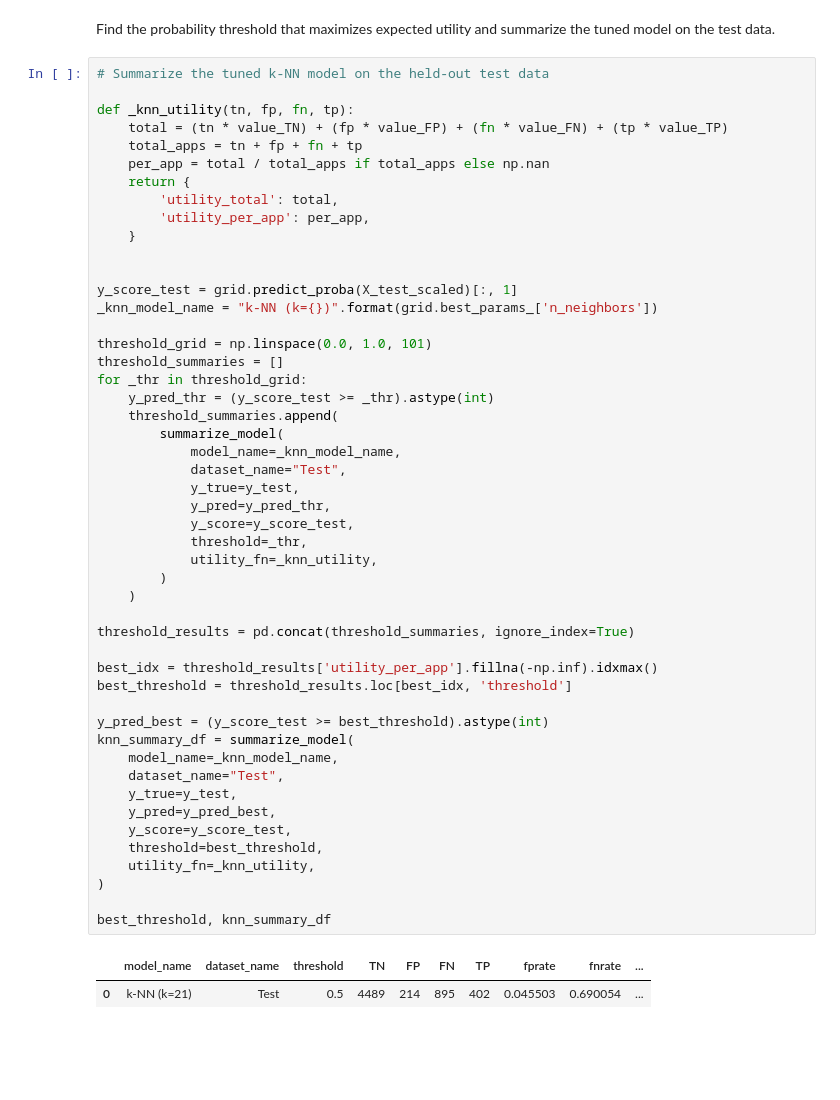
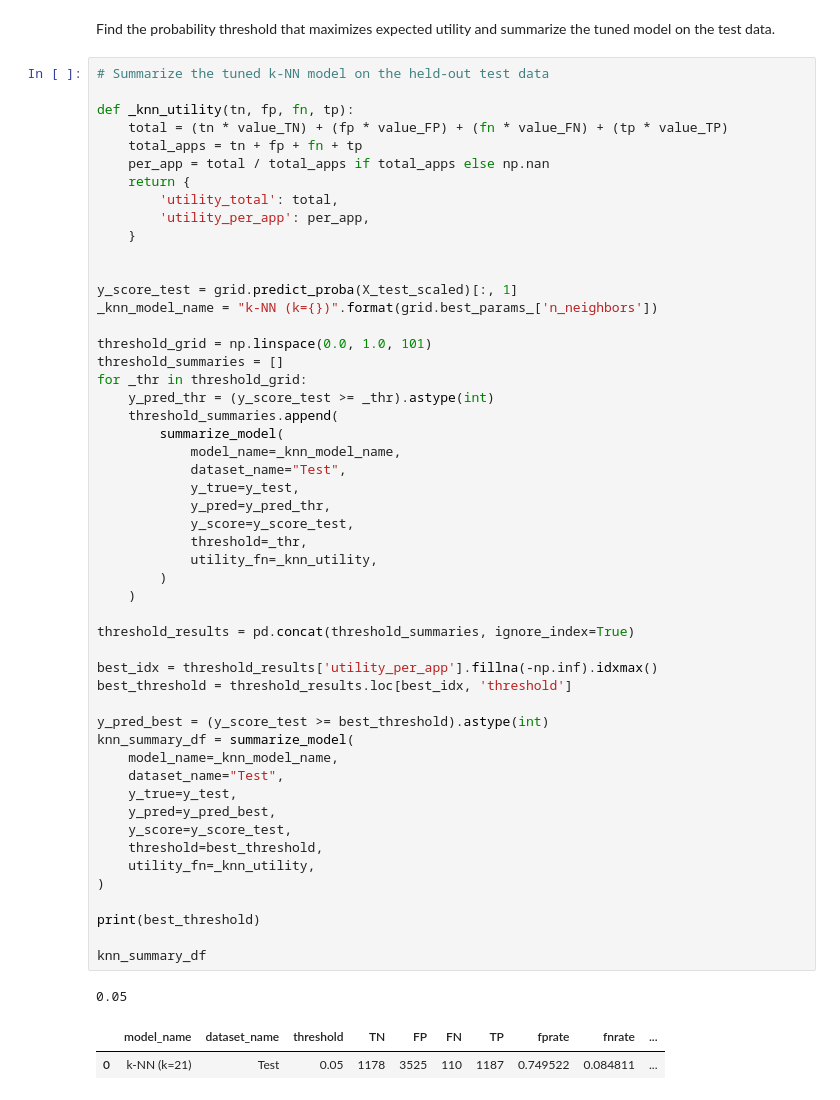
Before and after one commit to albertoquiroga-ctrl/exchange-data-concepts, a Jupyter notebook: Code/Final Project/KNN/KNN_FinalProj.ipynb, the cells around one changed output. Saved outputs shown, nothing was run; the diff lists cells and outputs as text; blank space fills up the shorter version.

```diff
--- a/Code/Final Project/KNN/KNN_FinalProj.ipynb
+++ b/Code/Final Project/KNN/KNN_FinalProj.ipynb
@@ -436,32 +438,35 @@ for _thr in threshold_grid:
     threshold_summaries.append(
         summarize_model(
             model_name=_knn_model_name,
             dataset_name="Test",
             y_true=y_test,
             y_pred=y_pred_thr,
             y_score=y_score_test,
             threshold=_thr,
             utility_fn=_knn_utility,
         )
     )
 
 threshold_results = pd.concat(threshold_summaries, ignore_index=True)
 
 best_idx = threshold_results['utility_per_app'].fillna(-np.inf).idxmax()
 best_threshold = threshold_results.loc[best_idx, 'threshold']
 
 y_pred_best = (y_score_test >= best_threshold).astype(int)
 knn_summary_df = summarize_model(
     model_name=_knn_model_name,
     dataset_name="Test",
     y_true=y_test,
     y_pred=y_pred_best,
     y_score=y_score_test,
     threshold=best_threshold,
     utility_fn=_knn_utility,
 )
 
-best_threshold, knn_summary_df
+print(best_threshold)
+
+knn_summary_df
 # %% [output]
+0.05
 |  | model_name | dataset_name | threshold | TN | FP | FN | TP | fprate | fnrate | ... |
-| 0 | k-NN (k=21) | Test | 0.5 | 4489 | 214 | 895 | 402 | 0.045503 | 0.690054 | ... |
+| 0 | k-NN (k=21) | Test | 0.05 | 1178 | 3525 | 110 | 1187 | 0.749522 | 0.084811 | ... |
```
Also changed, not shown: parts of 1 cell of this notebook.
